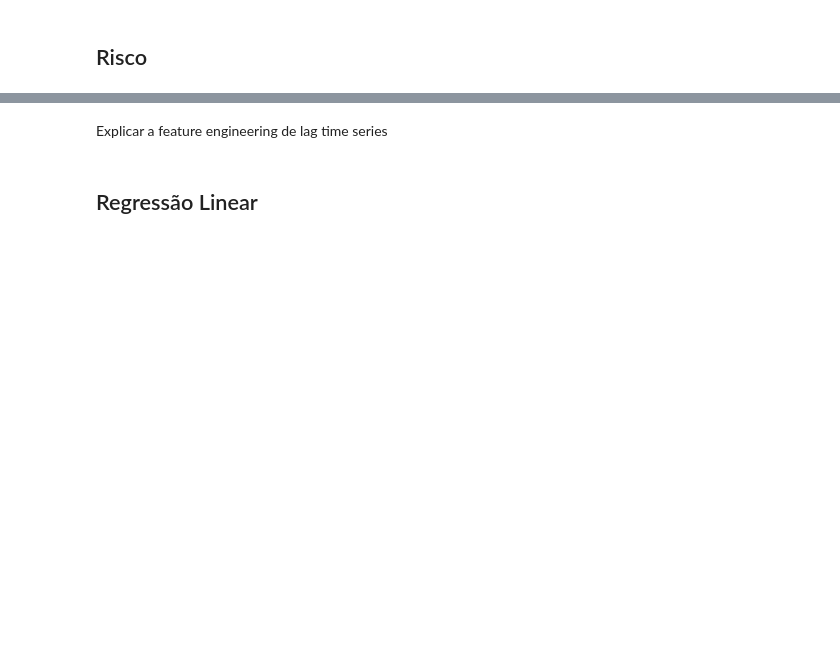
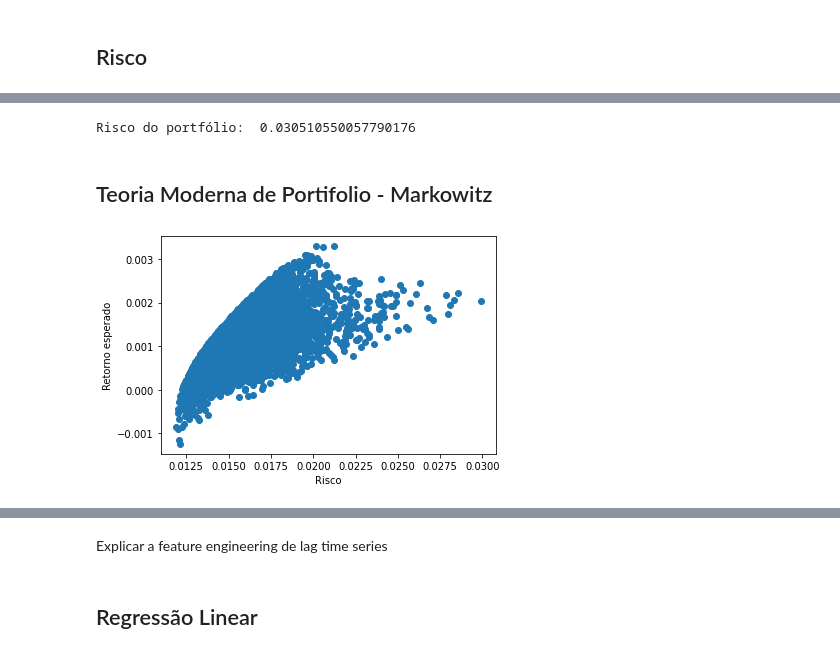
Before and after one commit to lucas-leme/quant-basics, a Jupyter notebook: quant-basics.ipynb, the cells around one changed output, grey strips where cells are left out. Saved outputs shown, nothing was run; the diff lists cells and outputs as text; code cells hidden in the pictures; blank space fills up the shorter version.

Commit message:
final version risk and return portfolio

```diff
--- a/quant-basics.ipynb
+++ b/quant-basics.ipynb
@@ -247,2 +245,5 @@ ValueError: shapes (1083,5) and (4,) not aligned: 5 (dim 1) != 4 (dim 0)
 # %% [markdown]
 ## Risco
+# %%
+wallet_return2 = wallet_return.drop(['return'], axis=1).dropna()
+wallet_return2.head()
@@ -248,0 +258,8 @@ ValueError: shapes (1083,5) and (4,) not aligned: 5 (dim 1) != 4 (dim 0)
+# %%
+cov_matrix = np.cov(wallet_return2.T)
+
+var_2 = np.dot(weights.T, np.dot(cov_matrix, weights))
+
+print("Risco do portfólio: ", np.sqrt(var_2))
+# %% [output]
+Risco do portfólio:  0.030510550057790176
@@ -249,3 +276,38 @@ ValueError: shapes (1083,5) and (4,) not aligned: 5 (dim 1) != 4 (dim 0)
+# %% [markdown]
+## Teoria Moderna de Portifolio - Markowitz
+# %%
+def markowitz(df_close, start, end, it = 5E3):
+    expected_returns = []
+    risks = []
+
+    df_close_return = df_close.loc[start:end].pct_change().dropna()
+    mean_returns = df_close_return.mean().to_numpy()
+
+    cov_matrix = np.cov(df_close_return.T)
+
+    for i in range(int(it)):
+        # random wallet weights
+        random_weights = np.random.rand(4)
+        norm_weights = random_weights / sum(random_weights)
+
+        # wallet risk
+        var = np.dot(norm_weights.T, np.dot(cov_matrix, norm_weights))
+        std = np.sqrt(var)
+        risks.append(std)
+
+        # expected return
+        expected_returns.append(np.dot(mean_returns, norm_weights.T))
+
+    return (risks, expected_returns)
+# %%
+risks, expected_returns = markowitz(df_close = wallet_time_series.Close, start = '2019-06-29', end = '2019-08-08')
+# %%
+plt.scatter(risks, expected_returns)
+plt.xlabel('Risco')
+plt.ylabel('Retorno esperado')
+plt.show()
+# %% [output]
+[figure, added]
 # %% [markdown]
 # Predição de Time Series
 
```
Also changed, not shown: parts of 6 cells of this notebook.
